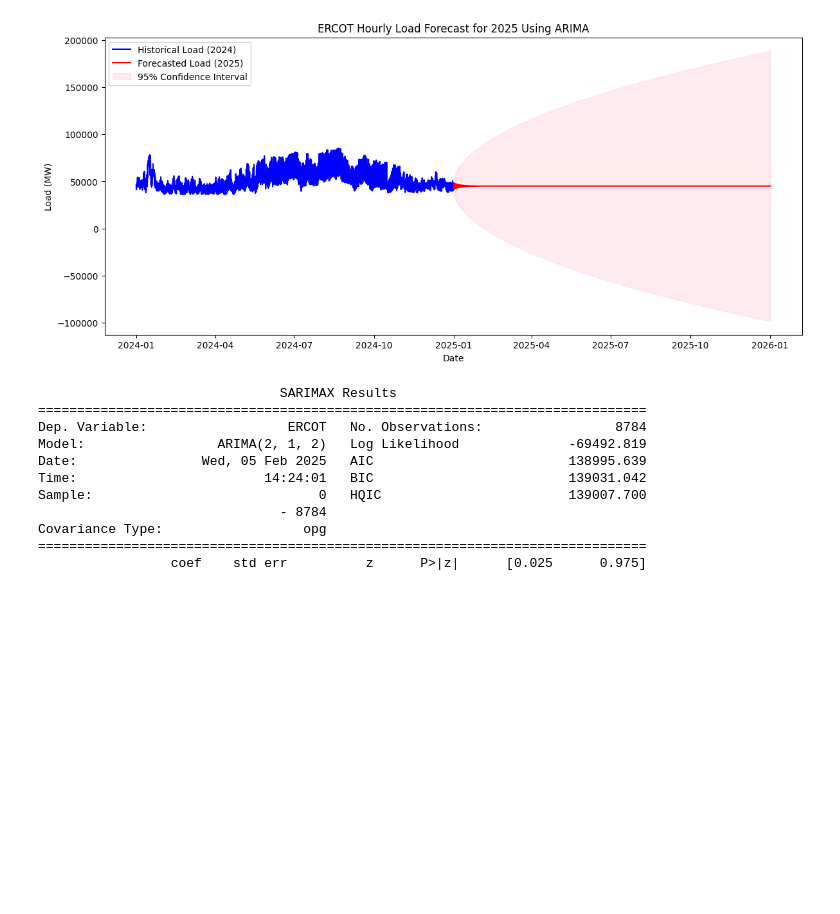
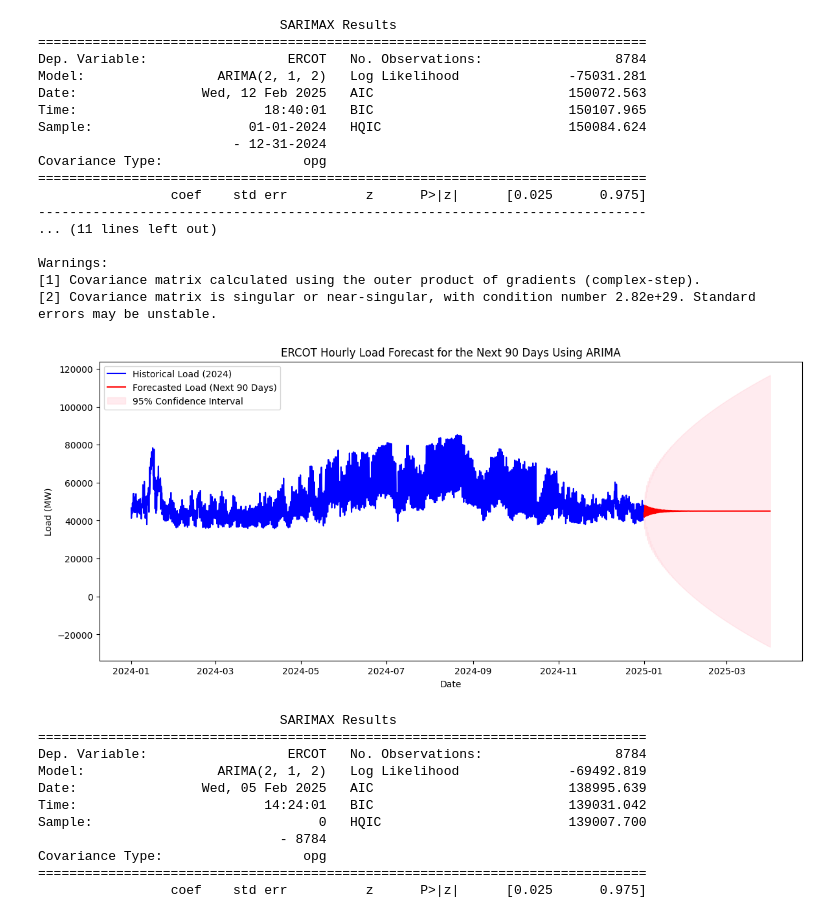
Before and after one commit to QuinnThompson/ECE555_Final_Poject, a Jupyter notebook: test.ipynb, the cells around one changed output. Cells and saved outputs as stored; diff of their text form; code cells hidden in the pictures; blank space fills up the shorter version.

```diff
--- a/test.ipynb
+++ b/test.ipynb
@@ -28,43 +27,66 @@ plt.show()
 [figure]
 # %%
-# Define the forecast horizon (1 year ahead)
-forecast_horizon = 24 * 365
+import pandas as pd
+import matplotlib.pyplot as plt
+from statsmodels.tsa.arima.model import ARIMA
+
+# Define the forecast horizon (90 days ahead)
+forecast_horizon = 24 * 90
 
 # Remove duplicate labels in the index
 load_series = load_series[~load_series.index.duplicated(keep='first')]
 
+# Ensure the datetime index has a frequency and is monotonic
 load_series.index = pd.to_datetime(load_series.index)
-load_series = load_series.asfreq('h')
-load_series.sort_index()
+load_series = load_series.asfreq('H')
+load_series = load_series.sort_index()
 
 # Fit the ARIMA model
 model = ARIMA(load_series, order=(2,1,2))
 model_fit = model.fit()
+print(model_fit.summary())
 
 # Generate the forecast
 forecast_obj = model_fit.get_forecast(steps=forecast_horizon)
 forecast_mean = forecast_obj.predicted_mean
 forecast_ci = forecast_obj.conf_int()
 
 # Create the forecast index
 forecast_index = pd.date_range(start=load_series.index[-1] + pd.Timedelta(hours=1),
                                periods=forecast_horizon, freq='H')
 forecast_series = pd.Series(forecast_mean, index=forecast_index)
 
 # Plot the historical load and forecasted load with confidence intervals
 plt.figure(figsize=(14,6))
 plt.plot(load_series, label='Historical Load (2024)', color='blue')
-plt.plot(forecast_series, label='Forecasted Load (2025)', color='red')
+plt.plot(forecast_series, label='Forecasted Load (Next 90 Days)', color='red')
 plt.fill_between(forecast_index,
                  forecast_ci.iloc[:, 0],
                  forecast_ci.iloc[:, 1], color='pink', alpha=0.3, label='95% Confidence Interval')
-plt.title("ERCOT Hourly Load Forecast for 2025 Using ARIMA")
+plt.title("ERCOT Hourly Load Forecast for the Next 90 Days Using ARIMA")
 plt.xlabel("Date")
 plt.ylabel("Load (MW)")
 plt.legend()
 plt.show()
 # %% [output]
+                               SARIMAX Results
+==============================================================================
+Dep. Variable:                  ERCOT   No. Observations:                 8784
+Model:                 ARIMA(2, 1, 2)   Log Likelihood              -75031.281
+Date:                Wed, 12 Feb 2025   AIC                         150072.563
+Time:                        18:40:01   BIC                         150107.965
+Sample:                    01-01-2024   HQIC                        150084.624
+                         - 12-31-2024
+Covariance Type:                  opg
+==============================================================================
+                 coef    std err          z      P>|z|      [0.025      0.975]
+------------------------------------------------------------------------------
+... (11 lines left out)
+
+Warnings:
+[1] Covariance matrix calculated using the outer product of gradients (complex-step).
+[2] Covariance matrix is singular or near-singular, with condition number 2.82e+29. Standard errors may be unstable.
-[figure, old version]
+[figure, new version]
 # %%
 # df.index = pd.DatetimeIndex(df.index).to_period('H')
 model = ARIMA(load_series, order=(2,1,2))
```
Also changed, not shown: parts of 2 cells of this notebook, 2 other files.
